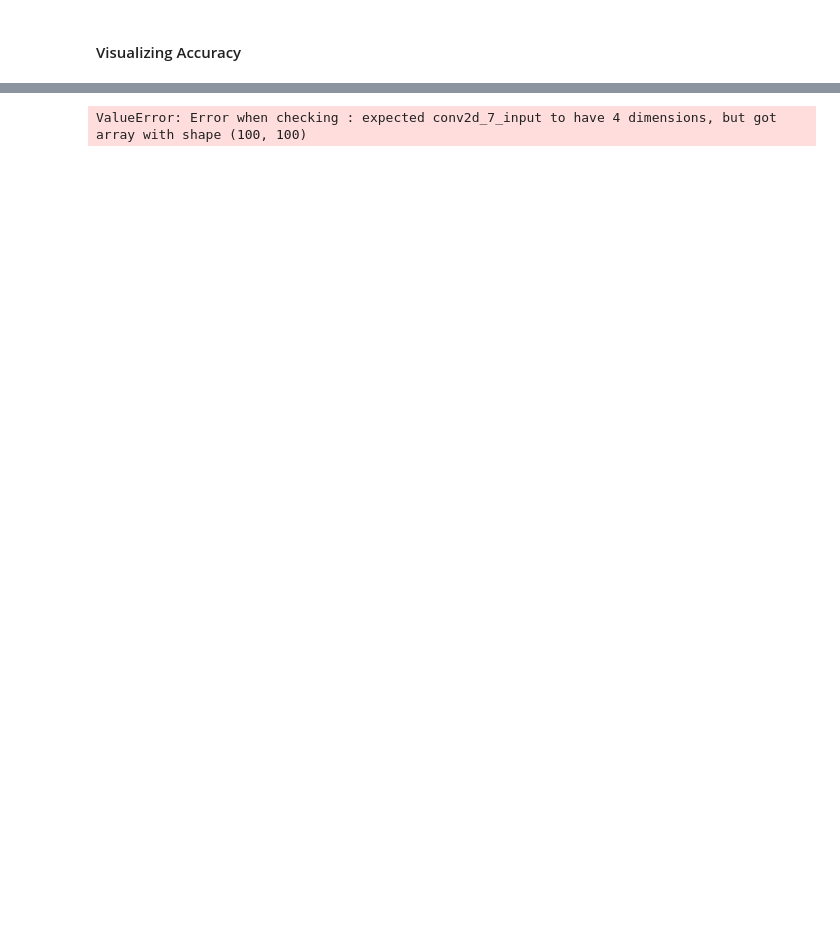
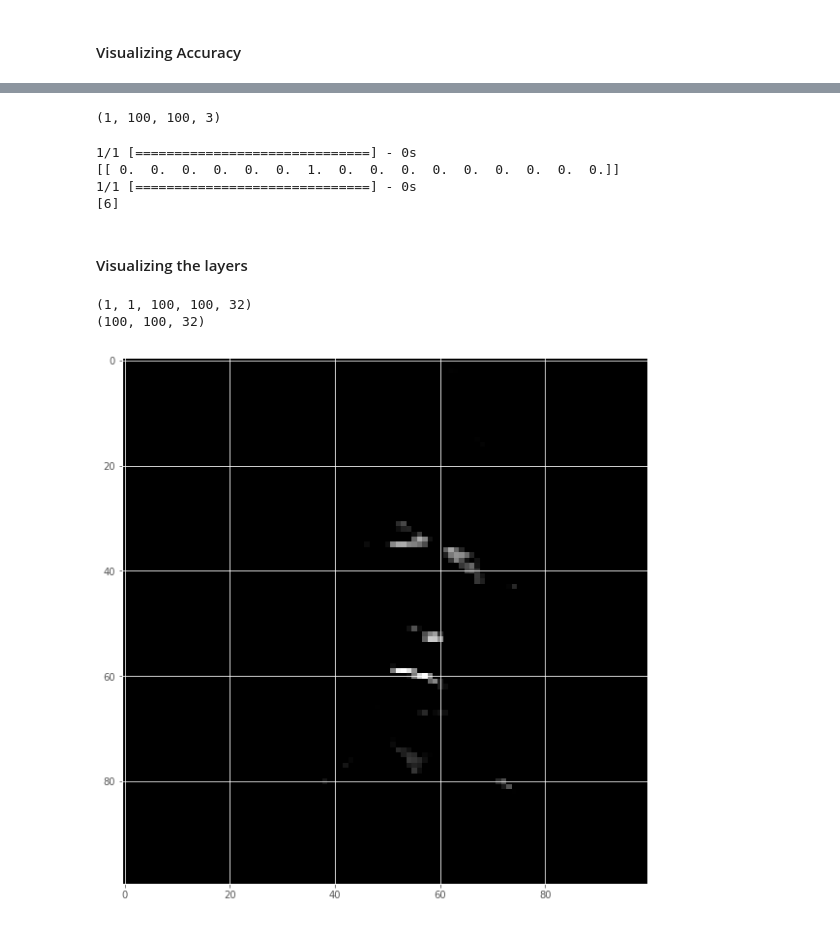
Before and after one commit to gutomcosta/who-is-in-the-photo, a Jupyter notebook: who-is-in-the-photo.ipynb, the cells around one changed output, grey strips where cells are left out. Saved outputs shown, nothing was run; the diff lists cells and outputs as text; code cells hidden in the pictures; blank space fills up the shorter version.

Commit message:
visualizes layers in CNN

```diff
--- a/who-is-in-the-photo.ipynb
+++ b/who-is-in-the-photo.ipynb
@@ -644,4 +637,48 @@ TypeError: Invalid dimensions for image data
+# %%
+test_image = path_to_tensor('obama.jpeg')
+# test_image = cv2.imread('obama.jpeg')
+# test_image = cv2.cvtColor(test_image, cv2.COLOR_BGR2GRAY)
+# test_image = cv2.resize(test_image, (100,100))
+# test_image = np.array(test_image)
+# test_image = test_image.astype('float32')
+# test_image /= 255
+# print (test_image.shape)
+
+# test_image = np.expand_dims(test_image, axis=0)
+print (test_image.shape)
+# %% [output]
+(1, 100, 100, 3)
 # %%
-print(model.predict(test_image))
+print(model.predict_proba(test_image))
+print(model.predict_classes(test_image))
 # %% [output]
-ValueError: Error when checking : expected conv2d_7_input to have 4 dimensions, but got array with shape (100, 100)
+1/1 [==============================] - 0s
+[[ 0.  0.  0.  0.  0.  0.  1.  0.  0.  0.  0.  0.  0.  0.  0.  0.]]
+1/1 [==============================] - 0s
+[6]
+# %% [markdown]
+#### Visualizing the layers
+# %%
+from keras import backend as K
+
+def get_featuresmaps(model, layer_index, X_batch):
+    get_activations = K.function([model.layers[0].input, K.learning_phase()], [model.layers[layer_index].output,])
+    activations = get_activations([X_batch, 0])
+    return activations
+# %%
+layer_num=1
+filter_num=0
+activations = get_featuresmaps(model, int(layer_num), test_image)
+
+print(np.shape(activations))
+feature_maps = activations[0][0]
+print(np.shape(feature_maps))
+# %% [output]
+(1, 1, 100, 100, 32)
+(100, 100, 32)
+# %%
+fit = plt.figure(figsize=(10,10))
+plt.imshow(feature_maps[:,:, filter_num], cmap='gray')
+plt.savefig("featuremaps-layer-{}".format(layer_num)+"-filternum-{}".format(filter_num)+".jpg")
+# %% [output]
+[figure, added]
```
Also changed, not shown: parts of 14 cells of this notebook.
